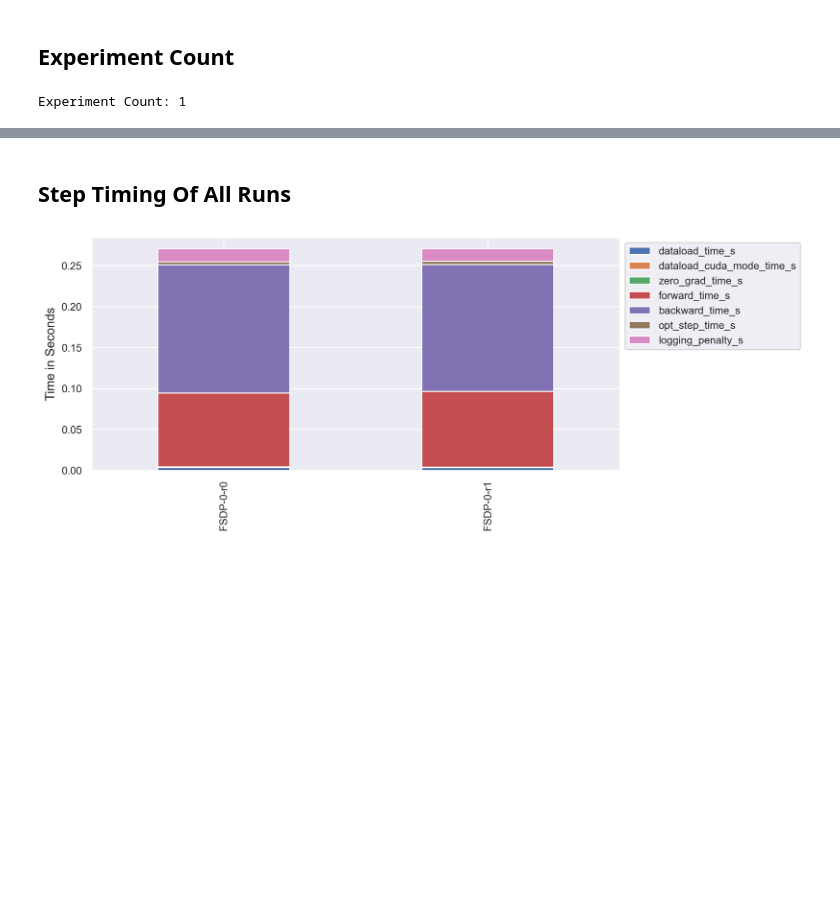
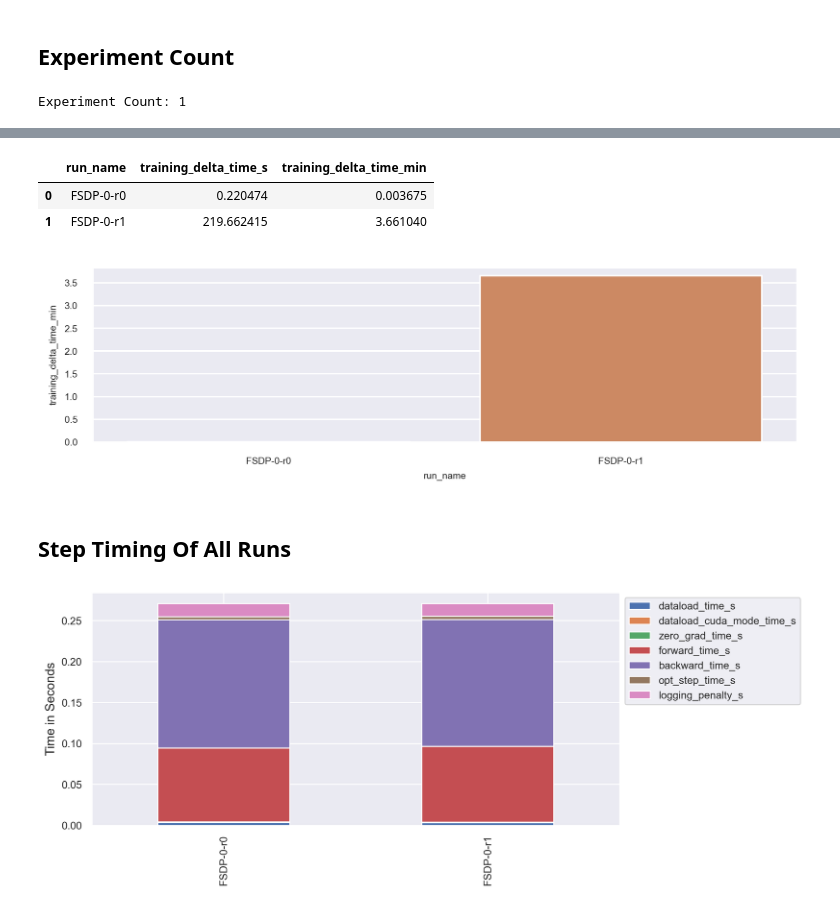
Before and after one commit to cirquit/fsdp-memory-analysis, a Jupyter notebook: tb-logging-example.ipynb, the cells around one changed output, grey strips where cells are left out. Drawn from its saved outputs; the diff is of its cells as text; code cells hidden in the pictures; blank space fills up the shorter version.

```diff
--- a/tb-logging-example.ipynb
+++ b/tb-logging-example.ipynb
@@ -253,3 +300,36 @@ dual_plot(df=epoch_timing_df, x=x, y=y)
+# %%
+#display(training_time_df)
+
+training_delta_dict = {
+    "run_name": [],
+    "training_delta_time_s": [],
+    "training_delta_time_min": [],
+}
+
+for run_name in epoch_timing_df["run_name"].unique():
+    training_delta_dict["run_name"].append(run_name)
+
+    summed_epoch_time_s = epoch_timing_df.query(f"run_name=='{run_name}'")["02_timing/running_epoch_time_s"].sum()
+    training_time_s = training_time_df.query(f"run_name=='{run_name}'")["training_time_s"].sum()
+    delta_training_time_s = training_time_s - summed_epoch_time_s
+    training_delta_dict["training_delta_time_s"].append(delta_training_time_s)
+    training_delta_dict["training_delta_time_min"].append(delta_training_time_s / 60)
+
+training_delta_df = pd.DataFrame(training_delta_dict)
+display(training_delta_df)
+set_fontsizes(6,6,8)
+
+plt.figure(figsize=(8,2))
+fig = sns.barplot(
+    data=training_delta_df,
+    y="training_delta_time_min",
+    x="run_name",
+)
+# %% [output]
+|  | run_name | training_delta_time_s | training_delta_time_min |
+| 0 | FSDP-0-r0 | 0.220474 | 0.003675 |
+| 1 | FSDP-0-r1 | 219.662415 | 3.661040 |
+[figure, added]
 # %% [markdown]
 ##  Step Timing Of All Runs
 # %%
```
Also changed, not shown: parts of 21 cells of this notebook.
